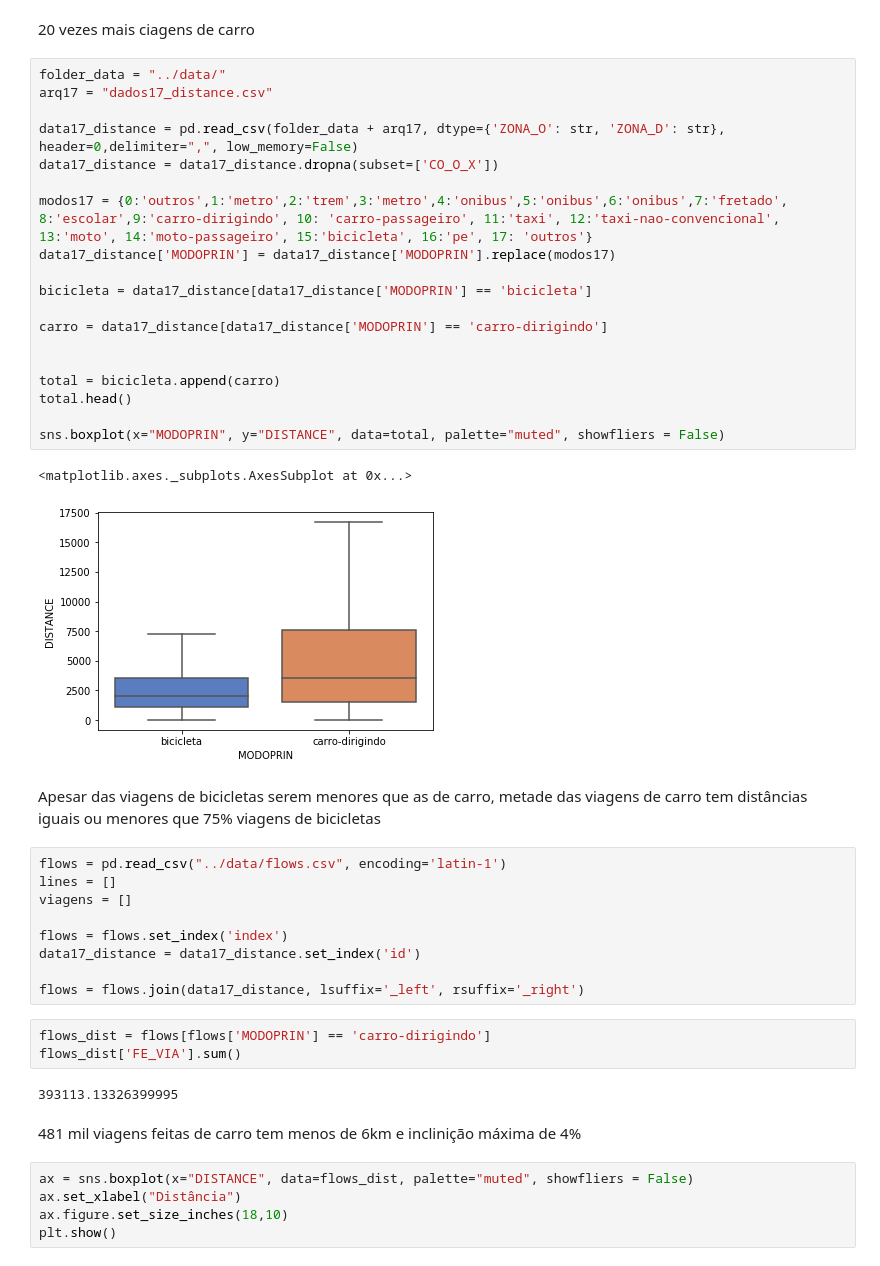
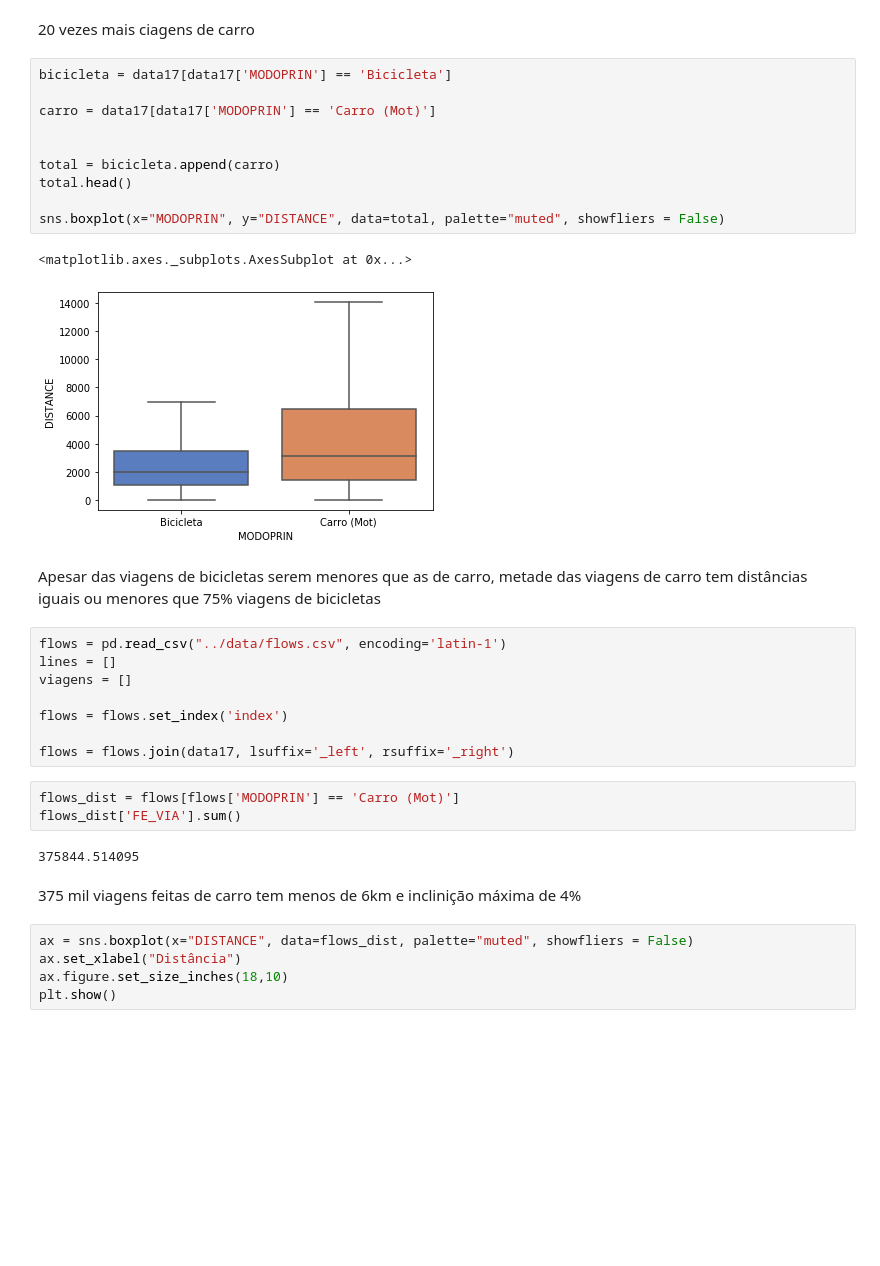
Before and after one commit to ezambomsantana/analise_od, a Jupyter notebook: notebook/Bike Analysis.ipynb, the cells around one changed output. Drawn from its saved outputs; the diff is of its cells as text; blank space fills up the shorter version.

```diff
--- a/notebook/Bike Analysis.ipynb
+++ b/notebook/Bike Analysis.ipynb
@@ -242,28 +269,19 @@ conj17
 | Pedestre | 7680.108022 | 32.088491 |
 # %% [markdown]
 20 vezes mais ciagens de carro
-# %%
-folder_data = "../data/"
-arq17 = "dados17_distance.csv"
-
-data17_distance = pd.read_csv(folder_data + arq17, dtype={'ZONA_O': str, 'ZONA_D': str}, header=0,delimiter=",", low_memory=False)
-data17_distance = data17_distance.dropna(subset=['CO_O_X'])
-
-modos17 = {0:'outros',1:'metro',2:'trem',3:'metro',4:'onibus',5:'onibus',6:'onibus',7:'fretado', 8:'escolar',9:'carro-dirigindo', 10: 'carro-passageiro', 11:'taxi', 12:'taxi-nao-convencional', 13:'moto', 14:'moto-passageiro', 15:'bicicleta', 16:'pe', 17: 'outros'}
-data17_distance['MODOPRIN'] = data17_distance['MODOPRIN'].replace(modos17)
-
-bicicleta = data17_distance[data17_distance['MODOPRIN'] == 'bicicleta']
-
-carro = data17_distance[data17_distance['MODOPRIN'] == 'carro-dirigindo']
-
-
-total = bicicleta.append(carro)
-total.head()
-
-sns.boxplot(x="MODOPRIN", y="DISTANCE", data=total, palette="muted", showfliers = False)
-# %% [output]
-<matplotlib.axes._subplots.AxesSubplot at 0x...>
-[figure, removed]
+# %%
+bicicleta = data17[data17['MODOPRIN'] == 'Bicicleta']
+
+carro = data17[data17['MODOPRIN'] == 'Carro (Mot)']
+
+
+total = bicicleta.append(carro)
+total.head()
+
+sns.boxplot(x="MODOPRIN", y="DISTANCE", data=total, palette="muted", showfliers = False)
+# %% [output]
+<matplotlib.axes._subplots.AxesSubplot at 0x...>
+[figure, added]
 # %% [markdown]
 Apesar das viagens de bicicletas serem menores que as de carro, metade das viagens de carro tem distâncias iguais ou menores que 75% viagens de bicicletas
 # %%
@@ -272,16 +290,15 @@ lines = []
 viagens = []
 
 flows = flows.set_index('index')
-data17_distance = data17_distance.set_index('id')
 
-flows = flows.join(data17_distance, lsuffix='_left', rsuffix='_right')
+flows = flows.join(data17, lsuffix='_left', rsuffix='_right')
 # %%
-flows_dist = flows[flows['MODOPRIN'] == 'carro-dirigindo']
+flows_dist = flows[flows['MODOPRIN'] == 'Carro (Mot)']
 flows_dist['FE_VIA'].sum()
 # %% [output]
-393113.13326399995
+375844.514095
 # %% [markdown]
-481 mil viagens feitas de carro tem menos de 6km e inclinição máxima de 4%
+375 mil viagens feitas de carro tem menos de 6km e inclinição máxima de 4%
 # %%
 ax = sns.boxplot(x="DISTANCE", data=flows_dist, palette="muted", showfliers = False)
 ax.set_xlabel("Distância")
```
Also changed, not shown: parts of 14 cells of this notebook, 1 other file.
